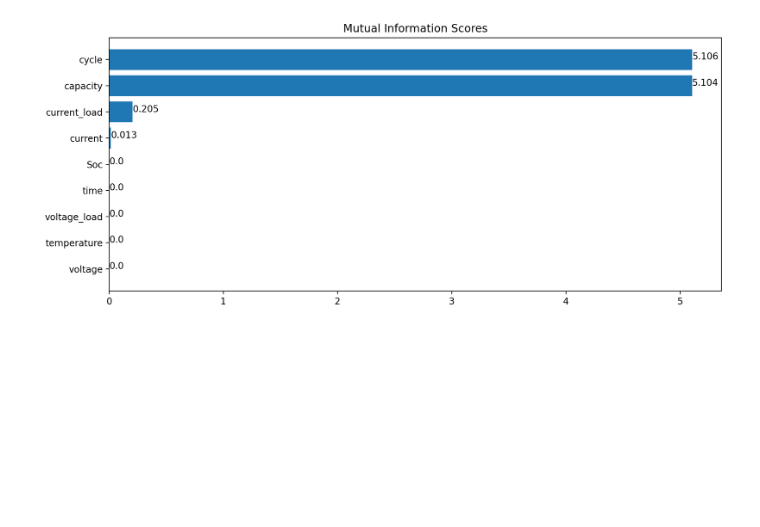
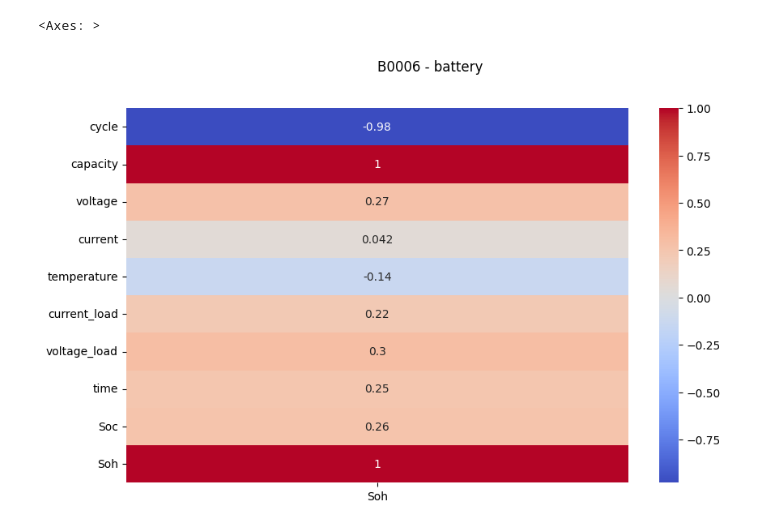
Before and after one commit to Tarakesh-sampath/State-of-Health-Estimation-Battery, a Jupyter notebook: Models/corelation coff.ipynb, the cells around one changed output. Saved outputs shown, nothing was run; the diff lists cells and outputs as text; code cells hidden in the pictures; blank space fills up the shorter version.

```diff
--- a/Models/corelation coff.ipynb
+++ b/Models/corelation coff.ipynb
@@ -80,14 +97,8 @@ Name: MI Scores, dtype: float64
-# %%
-def plot_mi_scores(scores):
-    plt.figure(dpi=200, figsize=(12, 5))
-    scores = scores.sort_values(ascending=True)
-    width = np.arange(len(scores))
-    ticks = list(scores.index)
-    plt.barh(width, scores)
-    plt.yticks(width, ticks)
-    plt.title("Mutual Information Scores")
-    for index, value in enumerate(scores):
-        plt.text(value, index,str(round(value,3)))
-plot_mi_scores(mi_scores)
-# %% [output]
-[figure, removed]
+# %%
+plt.figure(figsize=(10,6))  #select value out of range(0.05,-0.05)
+plt.suptitle("B0006 - battery")
+sns.heatmap(cor_2[["Soh"]],annot=True,cmap='coolwarm')
+#cycle,current_load
+# %% [output]
+<Axes: >
+[figure, added]
```
Also changed, not shown: parts of 8 cells of this notebook, 27 other files.
